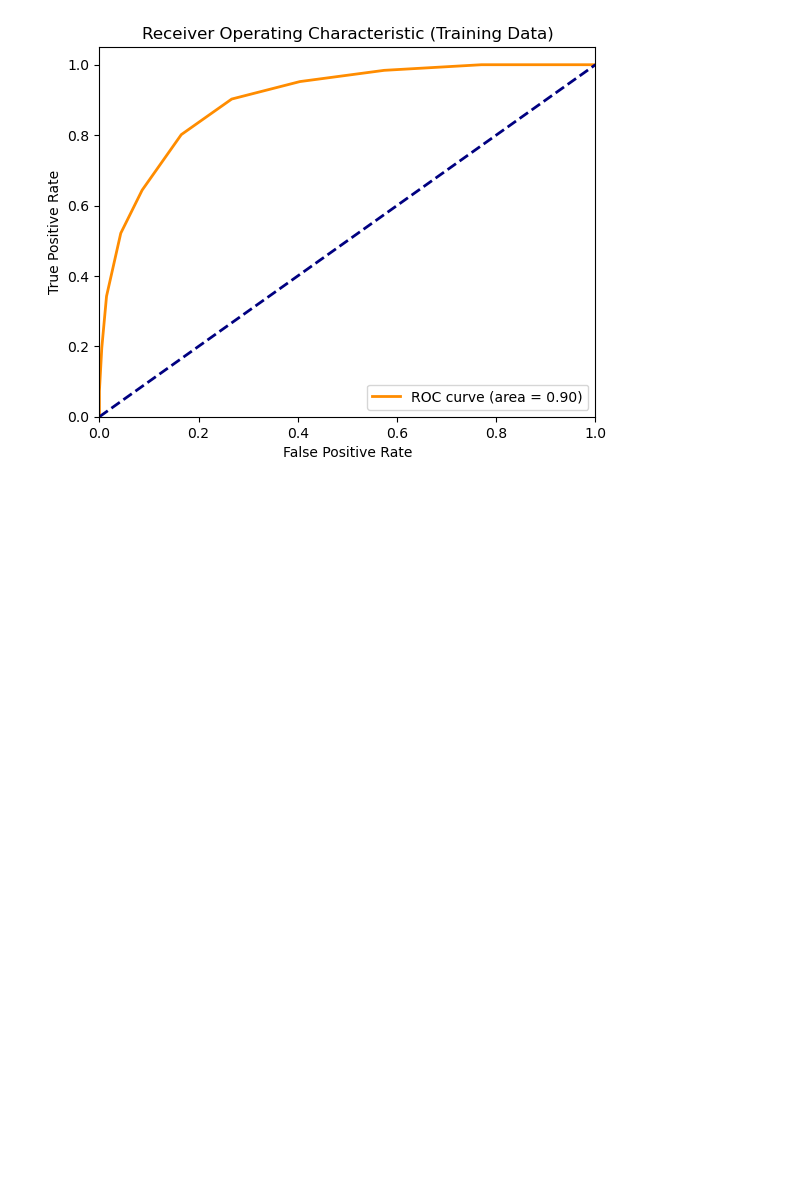
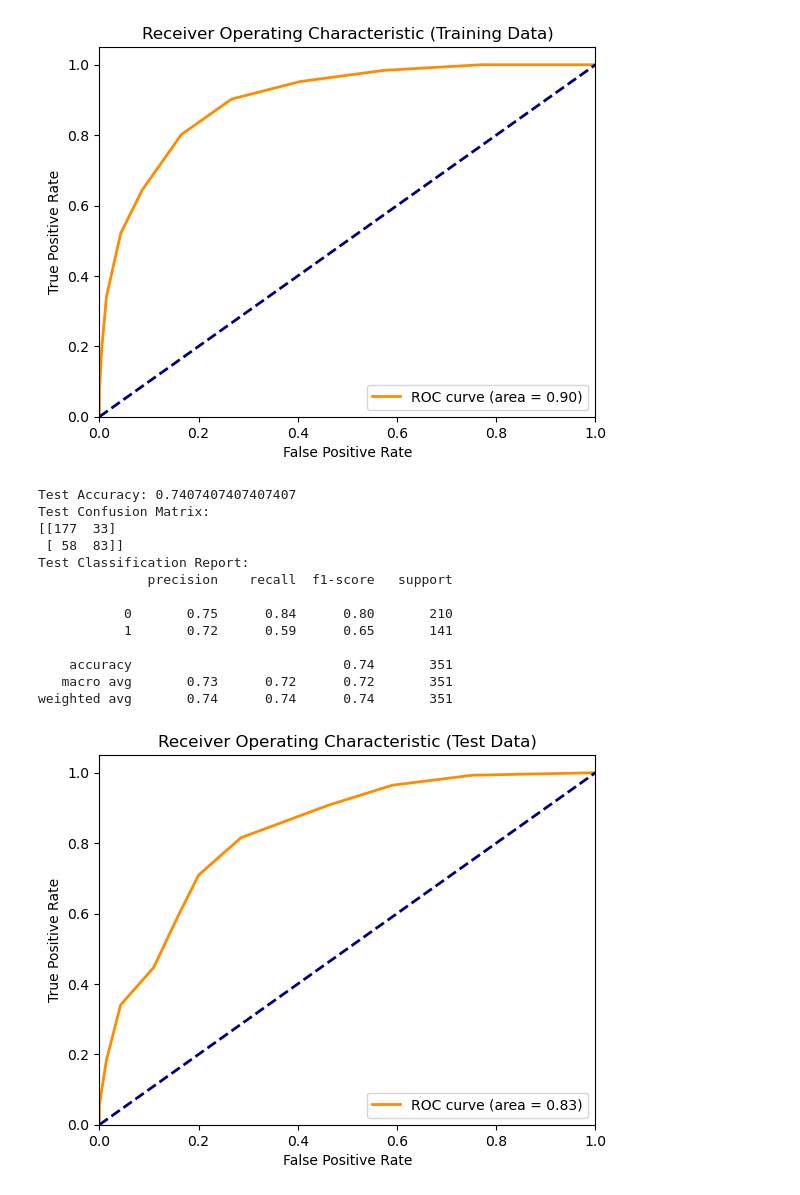
Before and after one commit to cassydm/rockies_moneyball_part-deux, a Jupyter notebook: Project 2/Howard_knn_model_project2.ipynb, the cells around one changed output. Drawn from its saved outputs; the diff is of its cells as text; code cells hidden in the pictures; blank space fills up the shorter version.

Commit message:
Updated Howard.KNN.model file

```diff
--- a/Project 2/Howard_knn_model_project2.ipynb
+++ b/Project 2/Howard_knn_model_project2.ipynb
@@ -350,3 +350,50 @@ Training Classification Report:
    macro avg       0.81      0.78      0.79      1400
 weighted avg       0.81      0.81      0.80      1400
 [figure]
+# %%
+# Make predictions on the training set
+y_test_pred = knn.predict(X_test_scaled)
+
+# Evaluate the model on the training set
+accuracy_train = accuracy_score(y_test, y_test_pred)
+conf_matrix_train = confusion_matrix(y_test, y_test_pred)
+class_report_train = classification_report(y_test, y_test_pred)
+
+print("Test Accuracy:", accuracy_train)
+print("Test Confusion Matrix:")
+print(conf_matrix_train)
+print("Test Classification Report:")
+print(class_report_train)
+
+# For binary classification: ROC Curve and AUC on training data
+if len(np.unique(y_test)) == 2:  # Check if it's binary classification
+    y_test_proba = knn.predict_proba(X_test_scaled)[:, 1]  # Get probabilities for the positive class
+    fpr_train, tpr_train, thresholds_train = roc_curve(y_test, y_test_proba)
+    roc_auc_train = auc(fpr_train, tpr_train)
+
+    # Plot ROC Curve for training data
+    plt.figure()
+    plt.plot(fpr_train, tpr_train, color='darkorange', lw=2, label='ROC curve (area = %0.2f)' % roc_auc_train)
+    plt.plot([0, 1], [0, 1], color='navy', lw=2, linestyle='--')
+    plt.xlim([0.0, 1.0])
+    plt.ylim([0.0, 1.05])
+    plt.xlabel('False Positive Rate')
+    plt.ylabel('True Positive Rate')
+    plt.title('Receiver Operating Characteristic (Test Data)')
+    plt.legend(loc="lower right")
+    plt.show()
+# %% [output]
+Test Accuracy: 0.7407407407407407
+Test Confusion Matrix:
+[[177  33]
+ [ 58  83]]
+Test Classification Report:
+              precision    recall  f1-score   support
+
+           0       0.75      0.84      0.80       210
+           1       0.72      0.59      0.65       141
+
+    accuracy                           0.74       351
+   macro avg       0.73      0.72      0.72       351
+weighted avg       0.74      0.74      0.74       351
+[figure, added]
```
